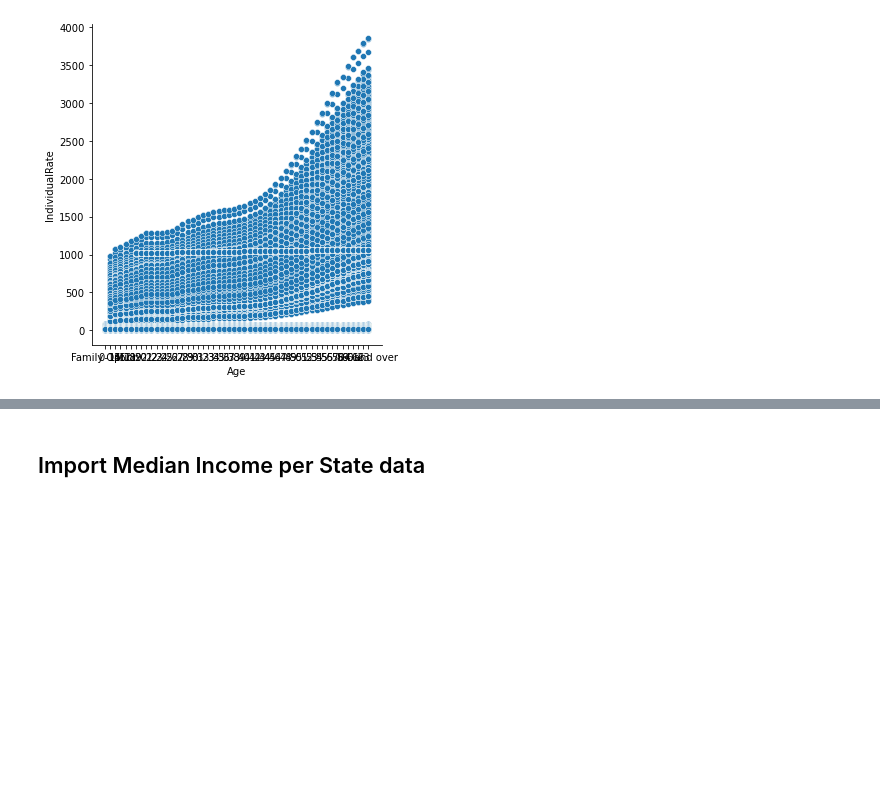
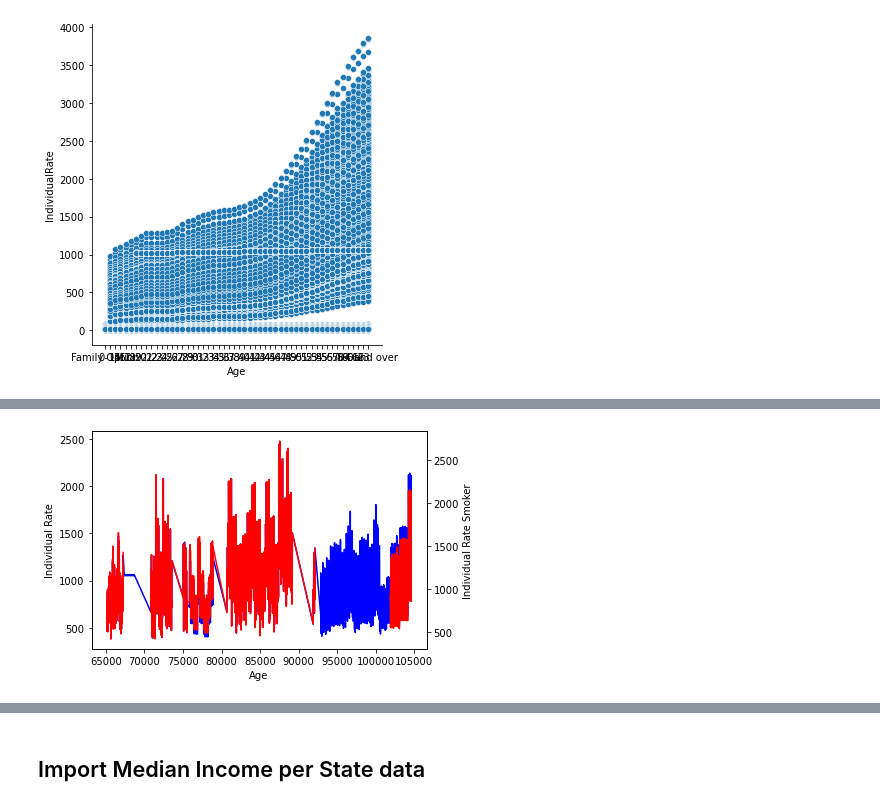
Before and after one commit to burkecate/UCDPA_Burke, a Jupyter notebook: Jupter Project.ipynb, the cells around one changed output, grey strips where cells are left out. Saved outputs shown, nothing was run; the diff lists cells and outputs as text; code cells hidden in the pictures; blank space fills up the shorter version.

Commit message:
Analysis of smokers v non smokers costs performed

```diff
--- a/Jupter Project.ipynb
+++ b/Jupter Project.ipynb
@@ -331,0 +339,2 @@ plt.show()
+# %%
+cms_rate_data_individual_over_50_AZ_smoker = cms_rate_data_individual_over_50_AZ[["Age", "IndividualRate", "IndividualTobaccoRate"]]
@@ -331,0 +350,11 @@ plt.show()
+# %%
+fig, ax = plt.subplots()
+ax.plot(cms_rate_data_individual_over_50_AZ_smoker.index, cms_rate_data_individual_over_50_AZ_smoker["IndividualRate"], color = 'blue')
+ax.set_xlabel("Age")
+ax.set_ylabel("Individual Rate")
+ax2= ax.twinx()
+ax2.plot(cms_rate_data_individual_over_50_AZ_smoker.index, cms_rate_data_individual_over_50_AZ_smoker["IndividualTobaccoRate"], color = 'red')
+ax2.set_ylabel("Individual Rate Smoker")
+plt.show()
+# %% [output]
+[figure, added]
```
Also changed, not shown: parts of 17 cells of this notebook.
